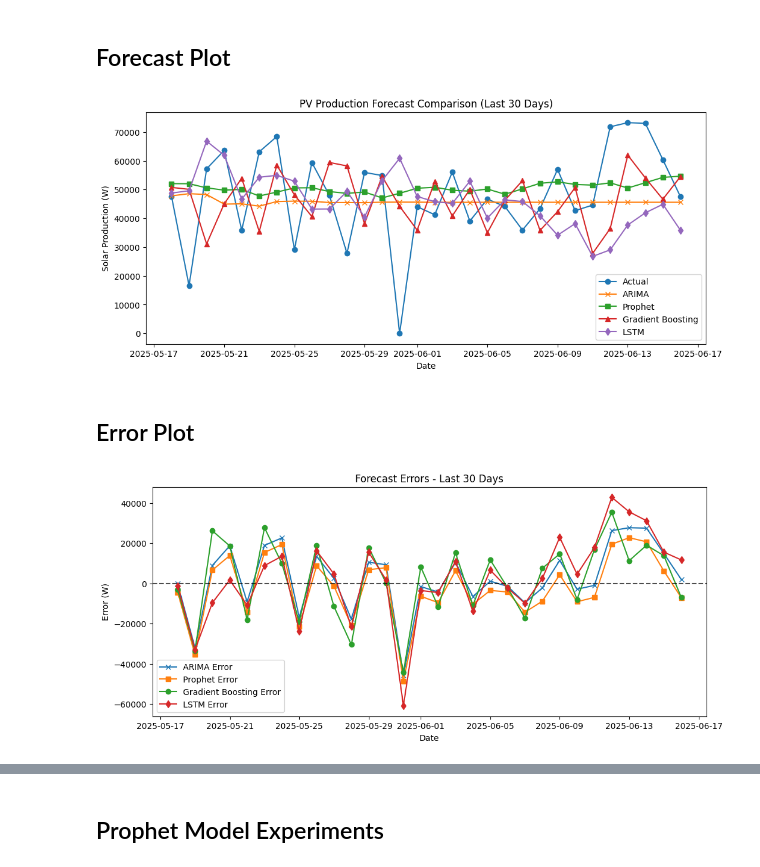
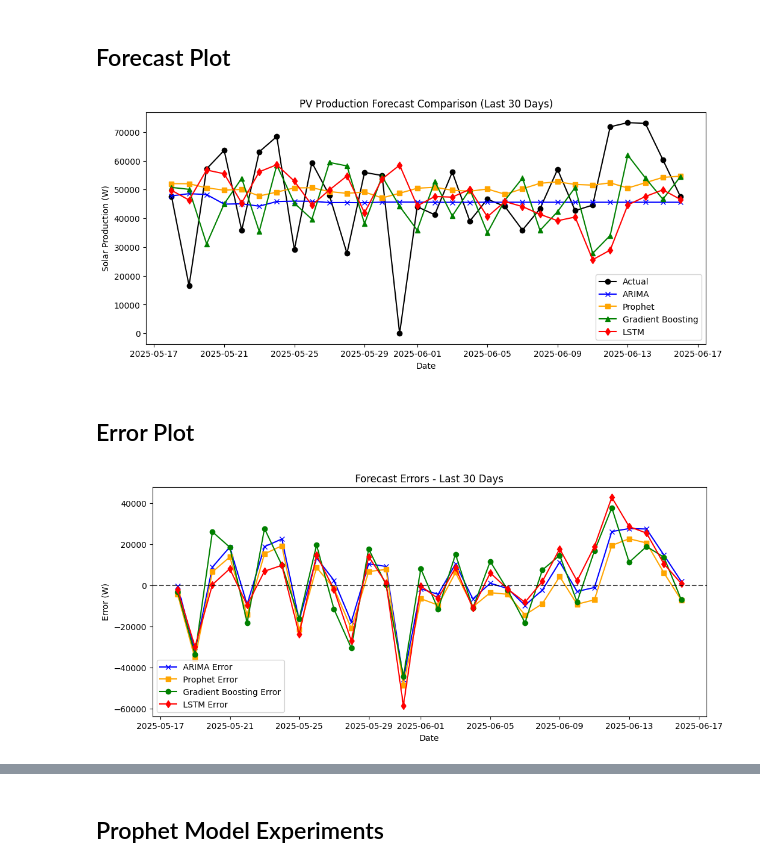
Before and after one commit to fietensen/pv-eda-prediction, a Jupyter notebook: forecasting.ipynb, the cells around one changed output, grey strips where cells are left out. Cells and saved outputs as stored; diff of their text form; code cells hidden in the pictures.

Commit message:
match plot model colors

```diff
--- a/forecasting.ipynb
+++ b/forecasting.ipynb
@@ -168,27 +170,35 @@ lstm_error = actual.values - pred_df['predicted'].values
 # %% [markdown]
 ## Forecast Plot
 # %%
+colors = {
+    'Actual': 'black',
+    'ARIMA': 'blue',
+    'Prophet': 'orange',
+    'Gradient Boosting': 'green',
+    'LSTM': 'red'
+}
+
 plt.figure(figsize=(12,5))
-plt.plot(actual.index, actual, marker='o', label='Actual')
-plt.plot(actual.index, arima_pred, marker='x', label='ARIMA')
-plt.plot(actual.index, prophet_forecast['yhat'], marker='s', label='Prophet')
-plt.plot(actual.index, gbr_last30_pred, marker='^', label='Gradient Boosting')
-plt.plot(actual.index, pred_df['predicted'], marker='d', label='LSTM')
+plt.plot(actual.index, actual, marker='o', label='Actual', color=colors['Actual'])
+plt.plot(actual.index, arima_pred, marker='x', label='ARIMA', color=colors['ARIMA'])
+plt.plot(actual.index, prophet_forecast['yhat'], marker='s', label='Prophet', color=colors['Prophet'])
+plt.plot(actual.index, gbr_last30_pred, marker='^', label='Gradient Boosting', color=colors['Gradient Boosting'])
+plt.plot(actual.index, pred_df['predicted'], marker='d', label='LSTM', color=colors['LSTM'])
 plt.title("PV Production Forecast Comparison (Last 30 Days)")
 plt.xlabel("Date")
 plt.ylabel("Solar Production (W)")
 plt.legend()
 plt.show()
 # %% [output]
-[figure, old version]
+[figure, new version]
 # %% [markdown]
 ## Error Plot
 # %%
 plt.figure(figsize=(12,5))
-plt.plot(actual.index, arima_error, marker='x', label='ARIMA Error')
-plt.plot(actual.index, prophet_error, marker='s', label='Prophet Error')
-plt.plot(actual.index, gbr_error, marker='o', label='Gradient Boosting Error')
-plt.plot(actual.index, lstm_error, marker='d', label='LSTM Error')
+plt.plot(actual.index, arima_error, marker='x', label='ARIMA Error', color=colors['ARIMA'])
+plt.plot(actual.index, prophet_error, marker='s', label='Prophet Error', color=colors['Prophet'])
+plt.plot(actual.index, gbr_error, marker='o', label='Gradient Boosting Error', color=colors['Gradient Boosting'])
+plt.plot(actual.index, lstm_error, marker='d', label='LSTM Error', color=colors['LSTM'])
 plt.axhline(0, color='black', linestyle='--', alpha=0.7)
 plt.title("Forecast Errors - Last 30 Days")
 plt.xlabel("Date")
@@ -196,7 +206,7 @@ plt.ylabel("Error (W)")
 plt.legend()
 plt.show()
 # %% [output]
-[figure, old version]
+[figure, new version]
 # %%
 print("Summary:")
 print("-- Mean Absolute Error -- 30-day mean")
```
Also changed, not shown: parts of 5 cells of this notebook.
